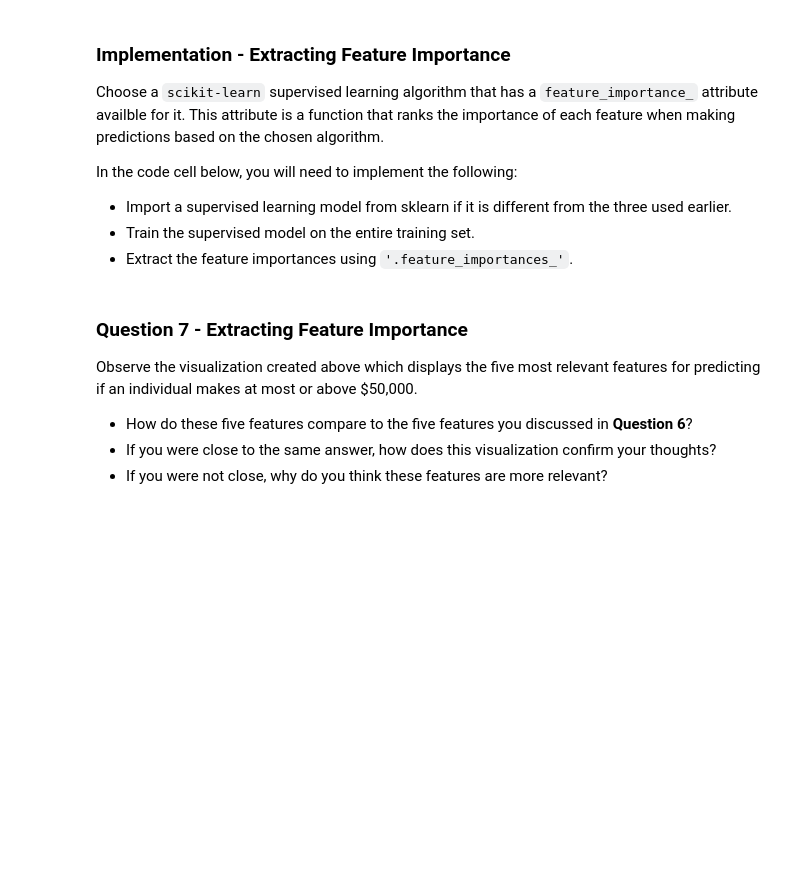
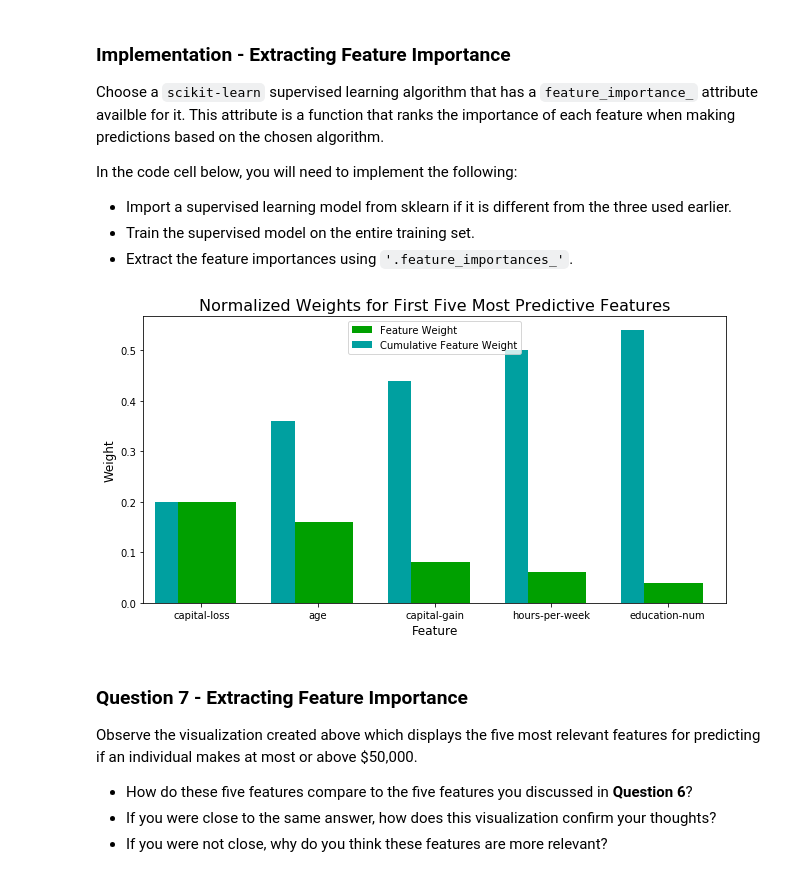
Before and after one commit to aymen-mouelhi/finding_donors, a Jupyter notebook: finding_donors.ipynb, the cells around one changed output. Cells and saved outputs as stored; diff of their text form; code cells hidden in the pictures; blank space fills up the shorter version.

```diff
--- a/finding_donors.ipynb
+++ b/finding_donors.ipynb
@@ -548,16 +587,18 @@ In the code cell below, you will need to implement the following:
  - Extract the feature importances using `'.feature_importances_'`.
 # %%
 # TODO: Import a supervised learning model that has 'feature_importances_'
-
+clf = AdaBoostClassifier(random_state=624)
 
 # TODO: Train the supervised model on the training set using .fit(X_train, y_train)
-model = None
+model = clf.fit(X_train,y_train)
 
 # TODO: Extract the feature importances using .feature_importances_
-importances = None
+importances = clf.feature_importances_
 
 # Plot
 vs.feature_plot(importances, X_train, y_train)
+# %% [output]
+[figure, added]
 # %% [markdown]
 ### Question 7 - Extracting Feature Importance
 
```
Also changed, not shown: parts of 16 cells of this notebook, 1 other file.
